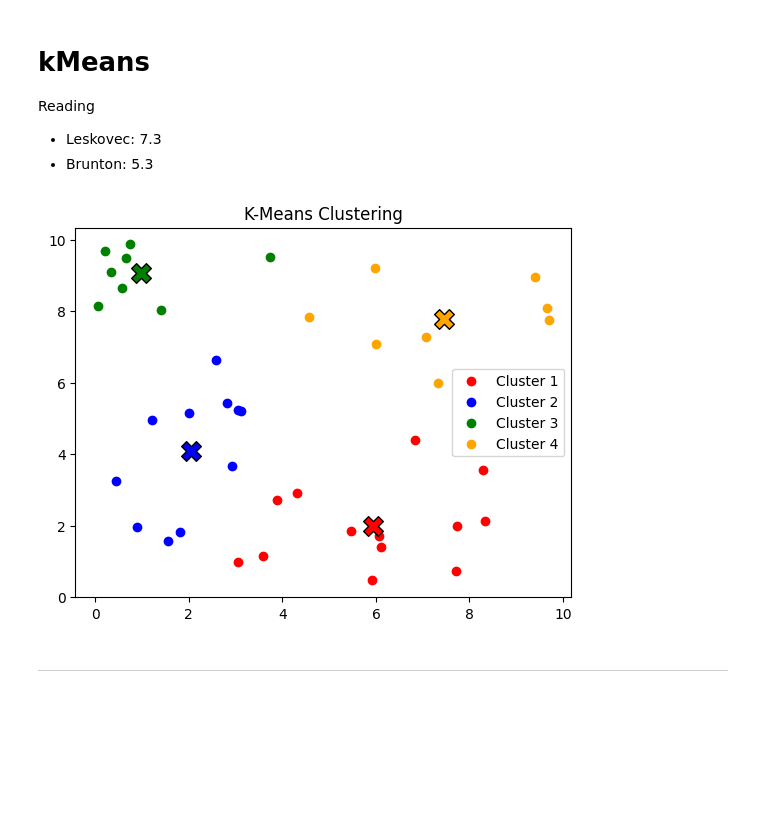
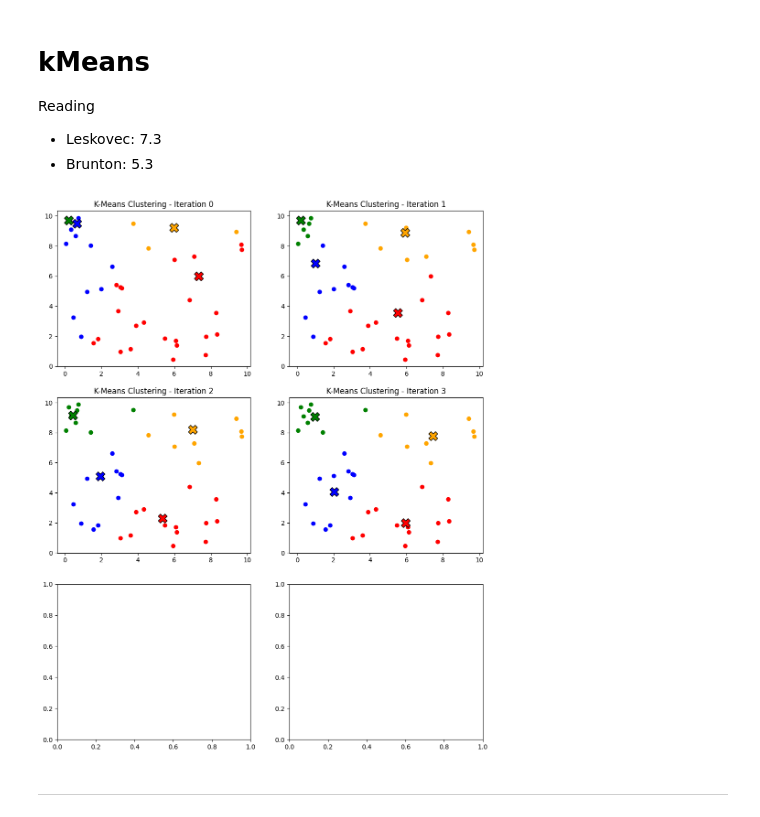
Before and after one commit to drolsonmi/math3480, a Jupyter notebook: Notes/Code/19_kMeans.ipynb, the cells around one changed output. Saved outputs shown, nothing was run; the diff lists cells and outputs as text; code cells hidden in the pictures; blank space fills up the shorter version.

```diff
--- a/Notes/Code/19_kMeans.ipynb
+++ b/Notes/Code/19_kMeans.ipynb
@@ -17,46 +17,50 @@ k = 4
 # 2. Randomly place the centroids throughout the data
 centroids = points[np.random.choice(40, k, replace=False)]
 
 # 3. Measure the distance from every point to each centroid and assign each point to the nearest centroid
 def euclidean_distance(a, b):
     return np.sqrt(np.sum((a - b) ** 2))
 
 def assign_clusters(points, centroids):
     clusters = []
     for point in points:
         distances = [euclidean_distance(point, c) for c in centroids]
         clusters.append(np.argmin(distances))
     return np.array(clusters)
 
 # 4. Find the center of your clusters and move the centroids to those centers
 def update_centroids(points, clusters, k):
     new_centroids = []
     for i in range(k):
         cluster_points = points[clusters == i]
         new_centroids.append(cluster_points.mean(axis=0))
     return np.array(new_centroids)
 
 # 5. Repeat steps 3-4 until points stop changing clusters
-for _ in range(100):
+def show_clusters(points, centroids, clusters, ax_loc):
+    colors = ['red', 'blue', 'green', 'orange']
+    for i in range(k):
+        cluster_points = points[clusters == i]
+        ax[ax_loc].scatter(cluster_points[:, 0], cluster_points[:, 1], color=colors[i], label=f'Cluster {i+1}')
+        ax[ax_loc].scatter(centroids[i, 0], centroids[i, 1], color=colors[i], marker='X', s=200, edgecolors='black')
+    ax[ax_loc].set_title(f"K-Means Clustering - Iteration {ax_loc[0]*2 + ax_loc[1]}")
+    #ax[ax_loc].legend()
+
+fig, ax = plt.subplots(3, 2, figsize=(12, 15))
+
+axis_locations = [(0, 0), (0, 1), (1, 0), (1, 1), (2, 0), (2, 1)]
+
+for iter in range(100):
     clusters = assign_clusters(points, centroids)
+    show_clusters(points, centroids, clusters, axis_locations[iter])
     new_centroids = update_centroids(points, clusters, k)
     if np.allclose(centroids, new_centroids):
-        break
+        break # If the difference between old and new centroids is small, we can stop
     centroids = new_centroids
 
-# Plot
-colors = ['red', 'blue', 'green', 'orange']
-for i in range(k):
-    cluster_points = points[clusters == i]
-    plt.scatter(cluster_points[:, 0], cluster_points[:, 1], color=colors[i], label=f'Cluster {i+1}')
-    plt.scatter(centroids[i, 0], centroids[i, 1], color=colors[i], marker='X', s=200, edgecolors='black')
-
-plt.title('K-Means Clustering')
-plt.legend()
-plt.savefig('kmeans_plot.png', dpi=150, bbox_inches='tight')
 plt.show()
 # %% [output]
-[figure, old version]
+[figure, new version]
 # %% [markdown]
 -----
 # %%
```
Also changed, not shown: parts of 1 cell of this notebook.
